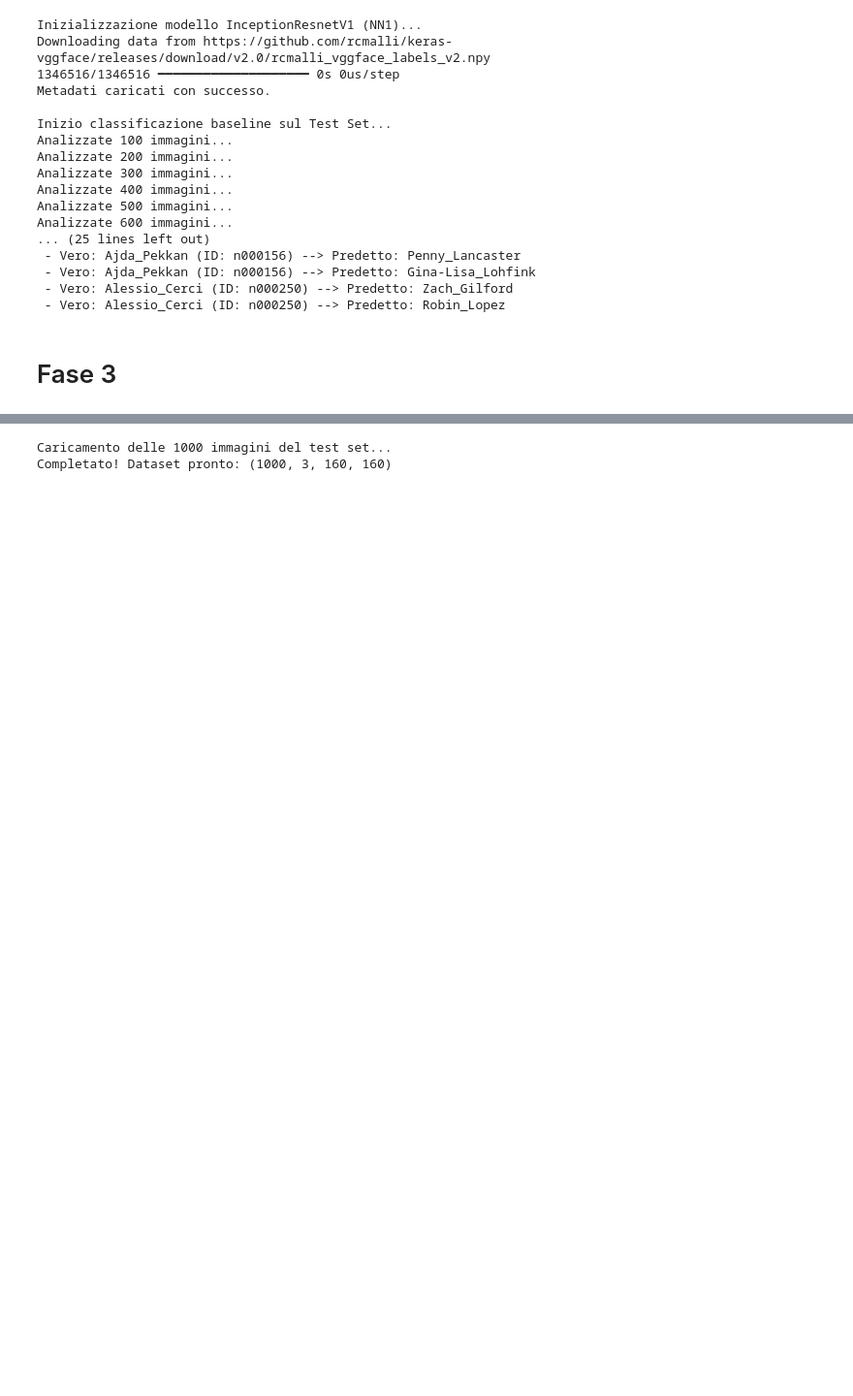
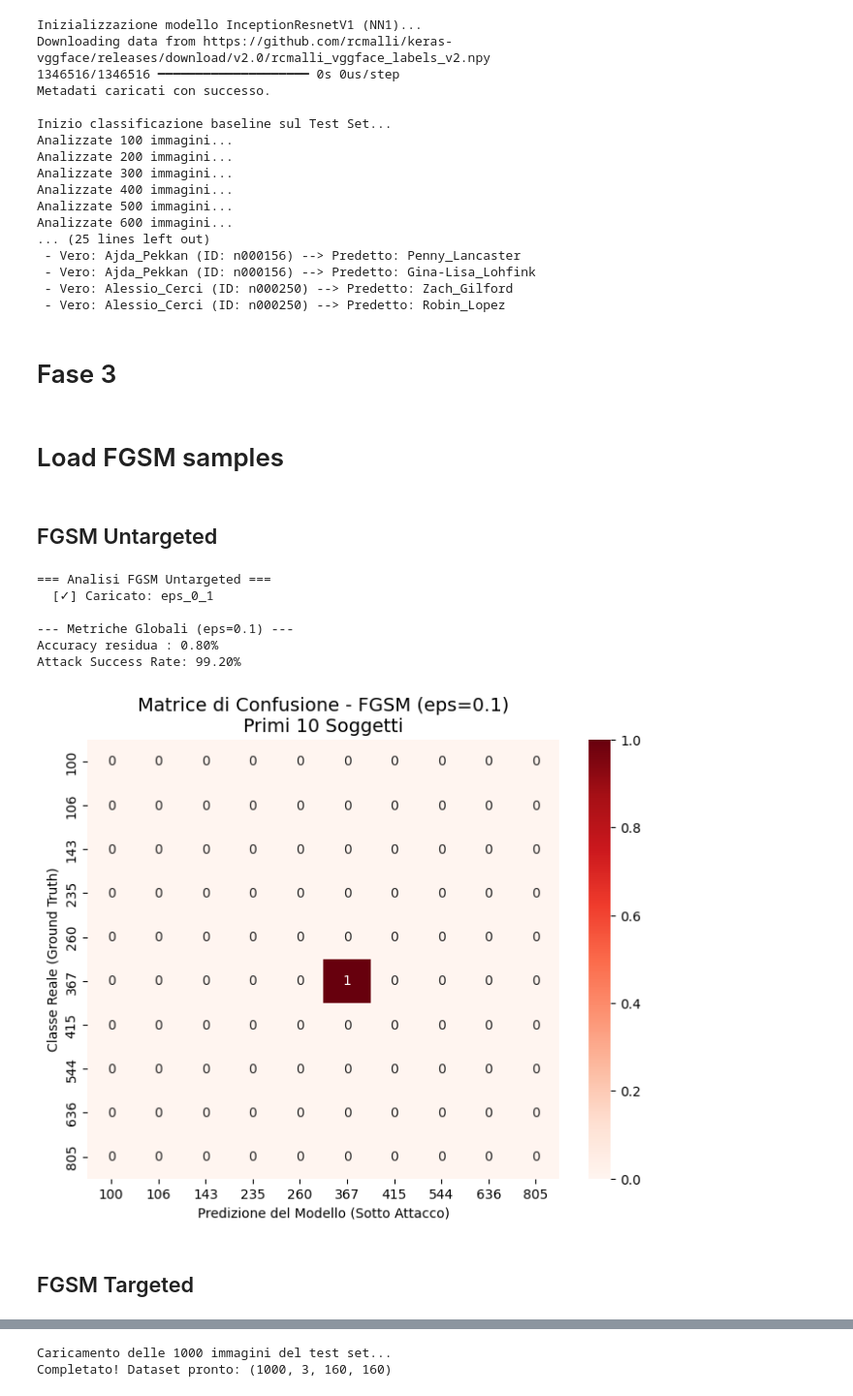
Before and after one commit to alessiobsc/AI4Cyber-FaceRecognitionSecurity, a Jupyter notebook: AI4Cyber_ProjectWork_Base.ipynb, the cells around one changed output, grey strips where cells are left out. Shown at 97% size. Drawn from its saved outputs; the diff is of its cells as text; code cells hidden in the pictures; blank space fills up the shorter version.

```diff
--- a/AI4Cyber_ProjectWork_Base.ipynb
+++ b/AI4Cyber_ProjectWork_Base.ipynb
@@ -458,0 +417,2 @@ classifier = PyTorchClassifier(
+# %% [markdown]
+# Load FGSM samples
@@ -458,0 +425,58 @@ classifier = PyTorchClassifier(
+# %% [markdown]
+## FGSM Untargeted
+# %%
+# 1. Carica i dati (assicurati che il percorso sia corretto)
+folder_fgsm_untargeted = '/content/drive/MyDrive/Gruppo IA4Cyber/FGSM/untargeted_BEST'
+print("=== Analisi FGSM Untargeted ===")
+risultati_fgsm = load_attack_results(folder_fgsm_untargeted)
+
+# 2. Selezioniamo il file con epsilon 0.1 per l'analisi
+if 'eps_0_1' in risultati_fgsm:
+    run_data = risultati_fgsm['eps_0_1']
+    y_true = run_data['y_true']
+    preds_adv = run_data['preds_adv']
+
+    # Calcoliamo la classe predetta (quella con la probabilità/logit massimo)
+    y_pred = np.argmax(preds_adv, axis=1)
+
+    # 3. Metriche Globali
+    acc = accuracy_score(y_true, y_pred)
+    asr = 1.0 - acc # L'Attack Success Rate in untargeted è 1 - Accuracy
+
+    print("\n--- Metriche Globali (eps=0.1) ---")
+    print(f"Accuracy residua : {acc * 100:.2f}%")
+    print(f"Attack Success Rate: {asr * 100:.2f}%")
+
+    # 4. Matrice di Confusione (limitata alle prime N classi per leggibilità)
+    # Mostriamo solo un sottoinsieme, ad es. i primi 10 soggetti,
+    # altrimenti 100x100 diventa illeggibile nel notebook.
+
+    N_CLASSI_PLOT = 10
+    classi_uniche = np.unique(y_true)[:N_CLASSI_PLOT]
+
+    # Filtriamo y_true e y_pred per mostrare solo le immagini di queste 10 classi
+    mask = np.isin(y_true, classi_uniche)
+    y_true_sub = y_true[mask]
+    y_pred_sub = y_pred[mask]
+
+    cm = confusion_matrix(y_true_sub, y_pred_sub, labels=classi_uniche)
+
+    plt.figure(figsize=(8, 6))
+    sns.heatmap(cm, annot=True, fmt='d', cmap='Reds',
+                xticklabels=classi_uniche, yticklabels=classi_uniche)
+    plt.title(f"Matrice di Confusione - FGSM (eps=0.1)\nPrimi {N_CLASSI_PLOT} Soggetti", fontsize=14)
+    plt.xlabel("Predizione del Modello (Sotto Attacco)")
+    plt.ylabel("Classe Reale (Ground Truth)")
+    plt.show()
+else:
+    print("File 'eps_0_1' non trovato nel dizionario.")
+# %% [output]
+=== Analisi FGSM Untargeted ===
+  [✓] Caricato: eps_0_1
+
+--- Metriche Globali (eps=0.1) ---
+Accuracy residua : 0.80%
+Attack Success Rate: 99.20%
+[figure, added]
+# %% [markdown]
+## FGSM Targeted
```
Also changed, not shown: parts of 20 cells of this notebook.
